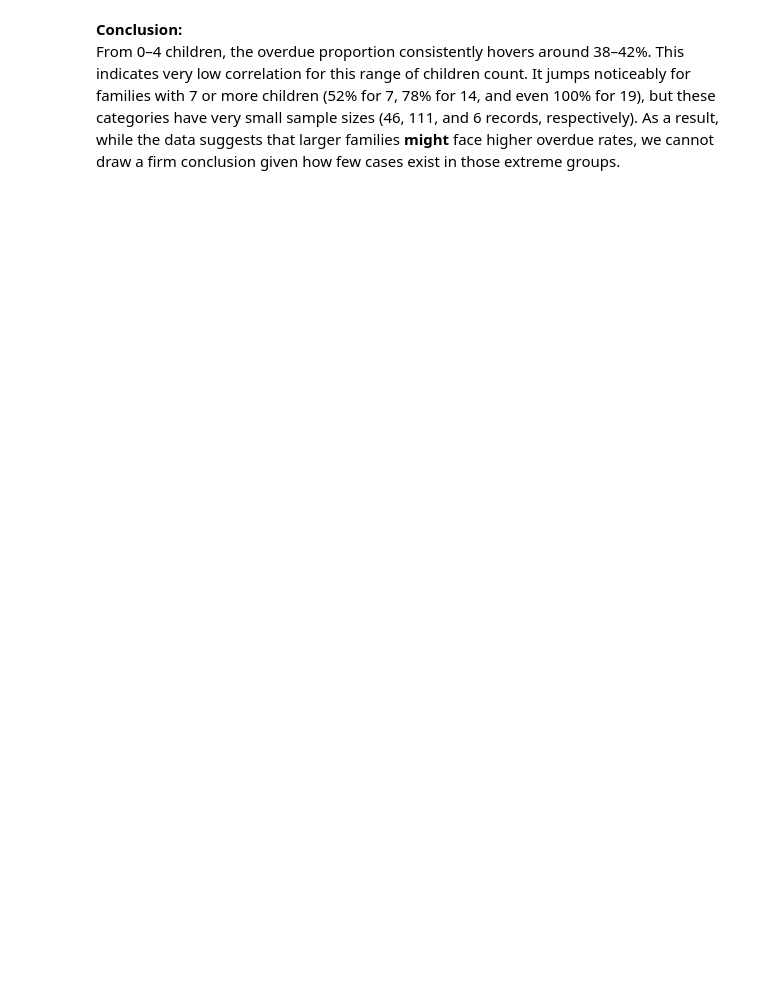
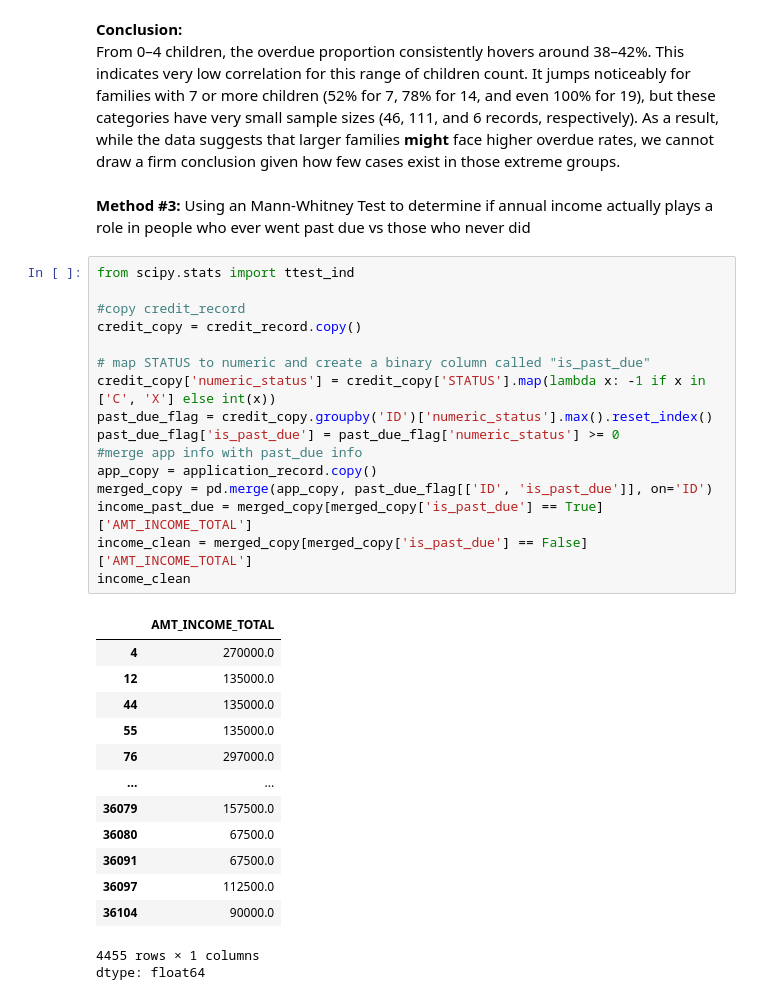
Before and after one commit to Yuvraj-R/CMSC320_FINAL, a Jupyter notebook: Checkpoint2.ipynb, the cells around one changed output. Cells and saved outputs as stored; diff of their text form; blank space fills up the shorter version.

```diff
--- a/Checkpoint2.ipynb
+++ b/Checkpoint2.ipynb
@@ -230,3 +230,36 @@ plt.show()
 # %% [markdown]
 **Conclusion:**
 From 0–4 children, the overdue proportion consistently hovers around 38–42%. This indicates very low correlation for this range of children count. It jumps noticeably for families with 7 or more children (52% for 7, 78% for 14, and even 100% for 19), but these categories have very small sample sizes (46, 111, and 6 records, respectively). As a result, while the data suggests that larger families **might** face higher overdue rates, we cannot draw a firm conclusion given how few cases exist in those extreme groups.
+# %% [markdown]
+**Method #3:** Using an Mann-Whitney Test to determine if annual income actually plays a role in people who ever went past due vs those who never did
+# %%
+from scipy.stats import ttest_ind
+
+#copy credit_record
+credit_copy = credit_record.copy()
+
+# map STATUS to numeric and create a binary column called "is_past_due"
+credit_copy['numeric_status'] = credit_copy['STATUS'].map(lambda x: -1 if x in ['C', 'X'] else int(x))
+past_due_flag = credit_copy.groupby('ID')['numeric_status'].max().reset_index()
+past_due_flag['is_past_due'] = past_due_flag['numeric_status'] >= 0
+#merge app info with past_due info
+app_copy = application_record.copy()
+merged_copy = pd.merge(app_copy, past_due_flag[['ID', 'is_past_due']], on='ID')
+income_past_due = merged_copy[merged_copy['is_past_due'] == True]['AMT_INCOME_TOTAL']
+income_clean = merged_copy[merged_copy['is_past_due'] == False]['AMT_INCOME_TOTAL']
+income_clean
+# %% [output]
+|  | AMT_INCOME_TOTAL |
+| 4 | 270000.0 |
+| 12 | 135000.0 |
+| 44 | 135000.0 |
+| 55 | 135000.0 |
+| 76 | 297000.0 |
+| ... | ... |
+| 36079 | 157500.0 |
+| 36080 | 67500.0 |
+| 36091 | 67500.0 |
+| 36097 | 112500.0 |
+| 36104 | 90000.0 |
+4455 rows × 1 columns
+dtype: float64
```
Also changed, not shown: parts of 13 cells of this notebook.
